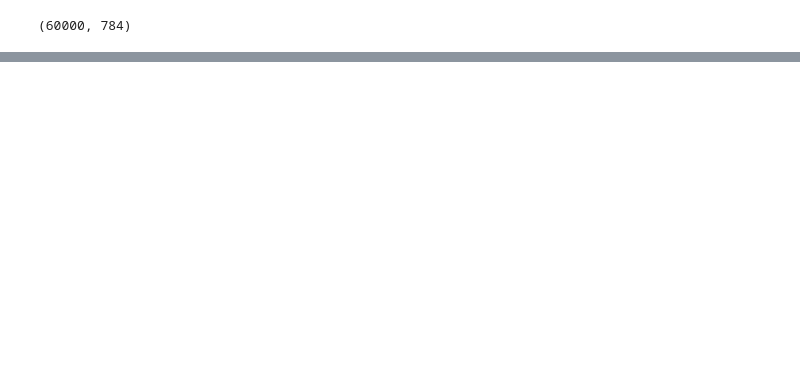
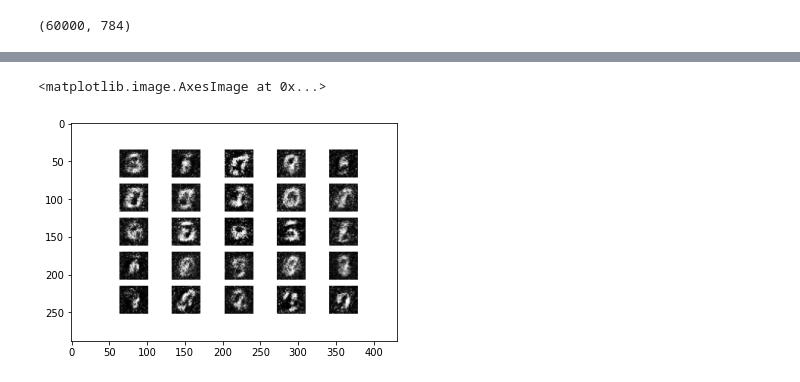
Before and after one commit to doantronghieu/COMPUTER_VISION, a Jupyter notebook: UDM_Lazy_Programmer_Inc_De_Le_Ad_Co_Vi/TF2_GAN.ipynb, the cells around one changed output, grey strips where cells are left out. Saved outputs shown, nothing was run; the diff lists cells and outputs as text; code cells hidden in the pictures; blank space fills up the shorter version.

```diff
--- a/UDM_Lazy_Programmer_Inc_De_Le_Ad_Co_Vi/TF2_GAN.ipynb
+++ b/UDM_Lazy_Programmer_Inc_De_Le_Ad_Co_Vi/TF2_GAN.ipynb
@@ -162,0 +200,6 @@ for epoch in range(epochs):
+# %%
+a = imread('gan_images/1000.png')
+plt.imshow(a)
+# %% [output]
+<matplotlib.image.AxesImage at 0x...>
+[figure, added]
```
Also changed, not shown: parts of 9 cells of this notebook.
